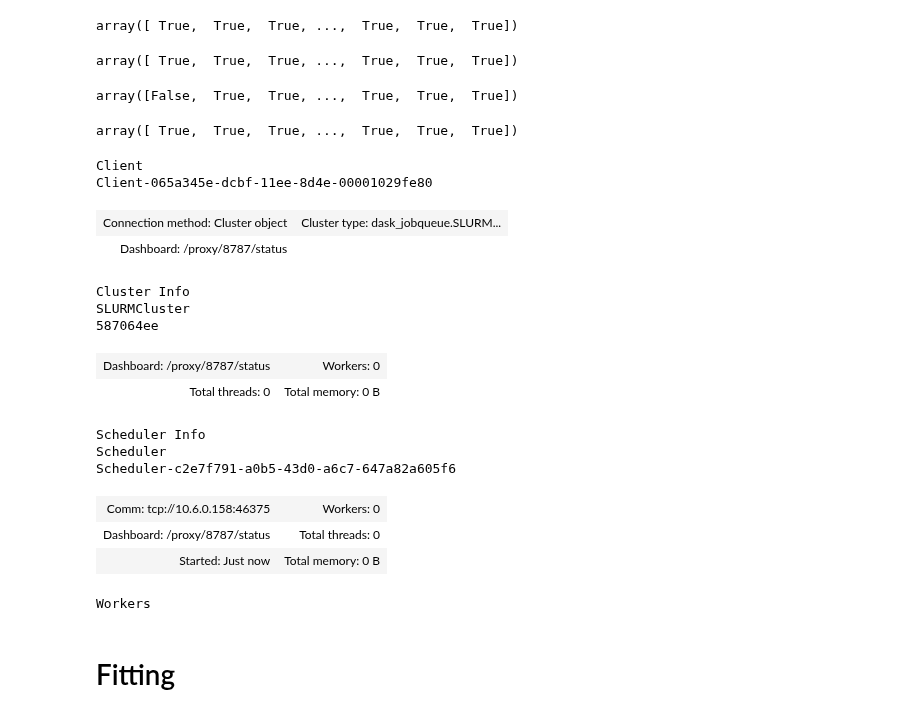
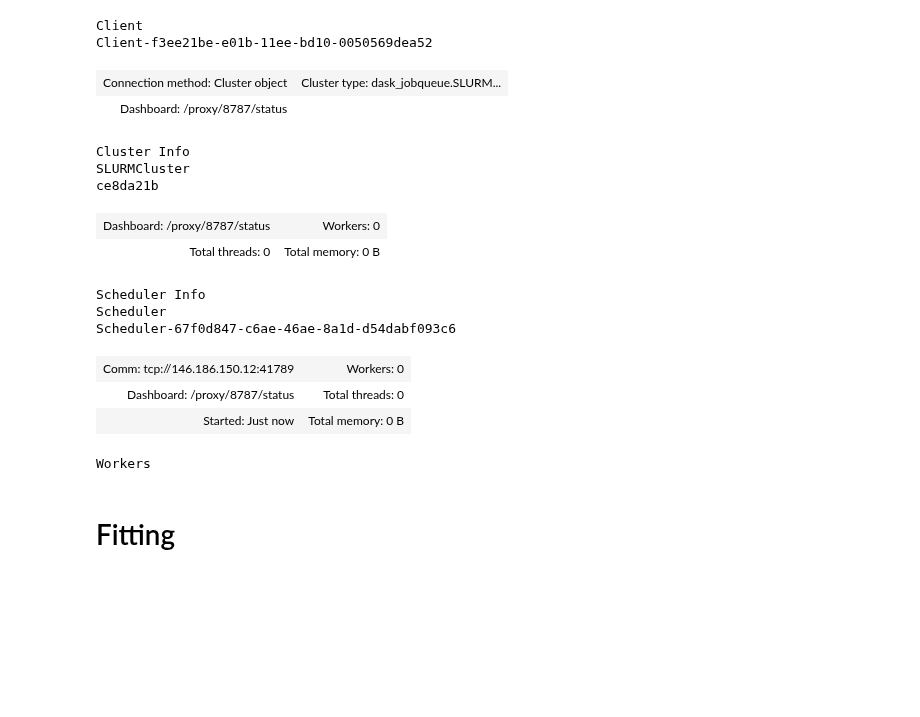
Before and after one commit to david0811/lafferty-etal-2024-tbd, a Jupyter notebook: code/02a_calibration.ipynb, the cells around one changed output. Drawn from its saved outputs; the diff is of its cells as text; code cells hidden in the pictures; blank space fills up the shorter version.

```diff
--- a/code/02a_calibration.ipynb
+++ b/code/02a_calibration.ipynb
@@ -27,4 +15,0 @@ nan_inds_obs = np.isnan(ys).any(axis=1)
-# %%
-nan_inds_obs
-# %% [output]
-array([ True,  True,  True, ...,  True,  True,  True])
@@ -34,47 +16,36 @@ nan_inds_obs_new[0] = False
-# %%
-nan_inds_obs
-# %% [output]
-array([ True,  True,  True, ...,  True,  True,  True])
-# %%
-nan_inds_obs_new
-# %% [output]
-array([False,  True,  True, ...,  True,  True,  True])
-# %%
-nan_inds_obs_new + nan_inds_obs
-# %% [output]
-array([ True,  True,  True, ...,  True,  True,  True])
 # %%
 ############
 ### Dask ###
 ############
 from dask_jobqueue import SLURMCluster
 
 cluster = SLURMCluster(
     # account="pches",
     account="open",
     cores=1,
     memory="15GiB",
-    walltime="01:00:00"
+    walltime="04:00:00",
 )
-cluster.scale(jobs=25)  # ask for jobs
+cluster.scale(jobs=30)  # ask for jobs
 
 from dask.distributed import Client
+
 client = Client(cluster)
 client
 # %% [output]
 Client
-Client-065a345e-dcbf-11ee-8d4e-00001029fe80
+Client-f3ee21be-e01b-11ee-bd10-0050569dea52
 | Connection method: Cluster object | Cluster type: dask_jobqueue.SLURM... |
 | Dashboard: /proxy/8787/status |  |
 Cluster Info
 SLURMCluster
-587064ee
+ce8da21b
 | Dashboard: /proxy/8787/status | Workers: 0 |
 | Total threads: 0 | Total memory: 0 B |
 Scheduler Info
 Scheduler
-Scheduler-c2e7f791-a0b5-43d0-a6c7-647a82a605f6
+Scheduler-67f0d847-c6ae-46ae-8a1d-d54dabf093c6
-| Comm: tcp://10.6.0.158:46375 | Workers: 0 |
+| Comm: tcp://146.186.150.12:41789 | Workers: 0 |
 | Dashboard: /proxy/8787/status | Total threads: 0 |
 | Started: Just now | Total memory: 0 B |
 Workers
```
Also changed, not shown: parts of 20 cells of this notebook, 23 other files.
